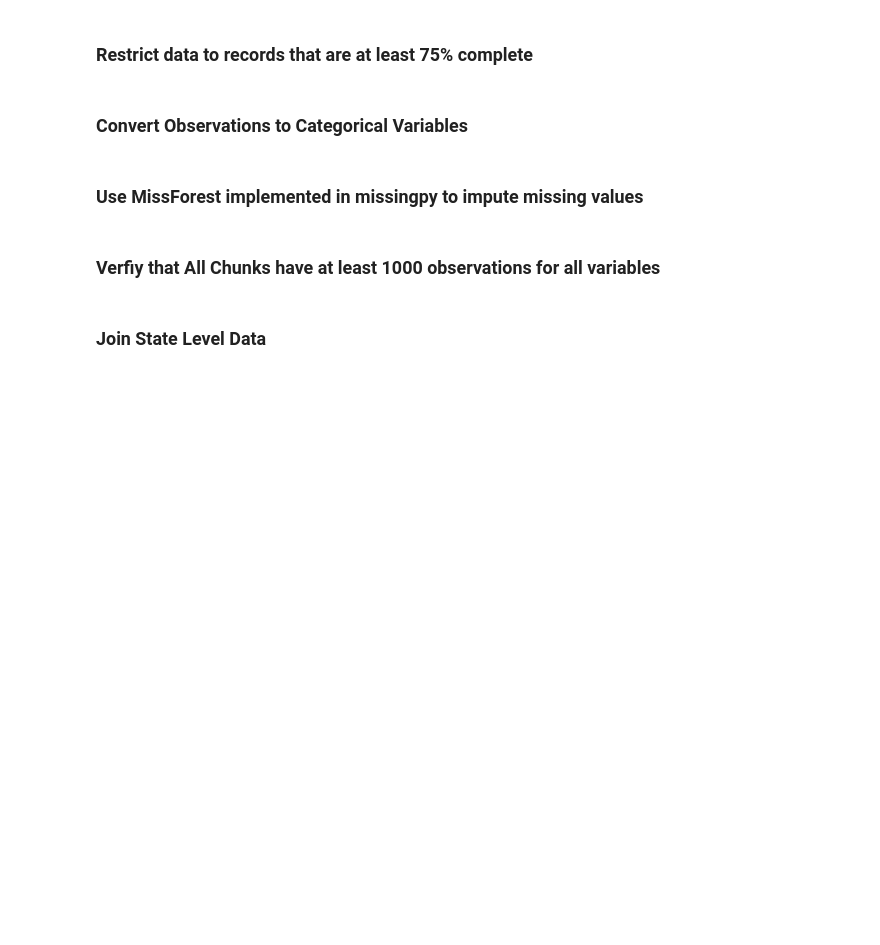
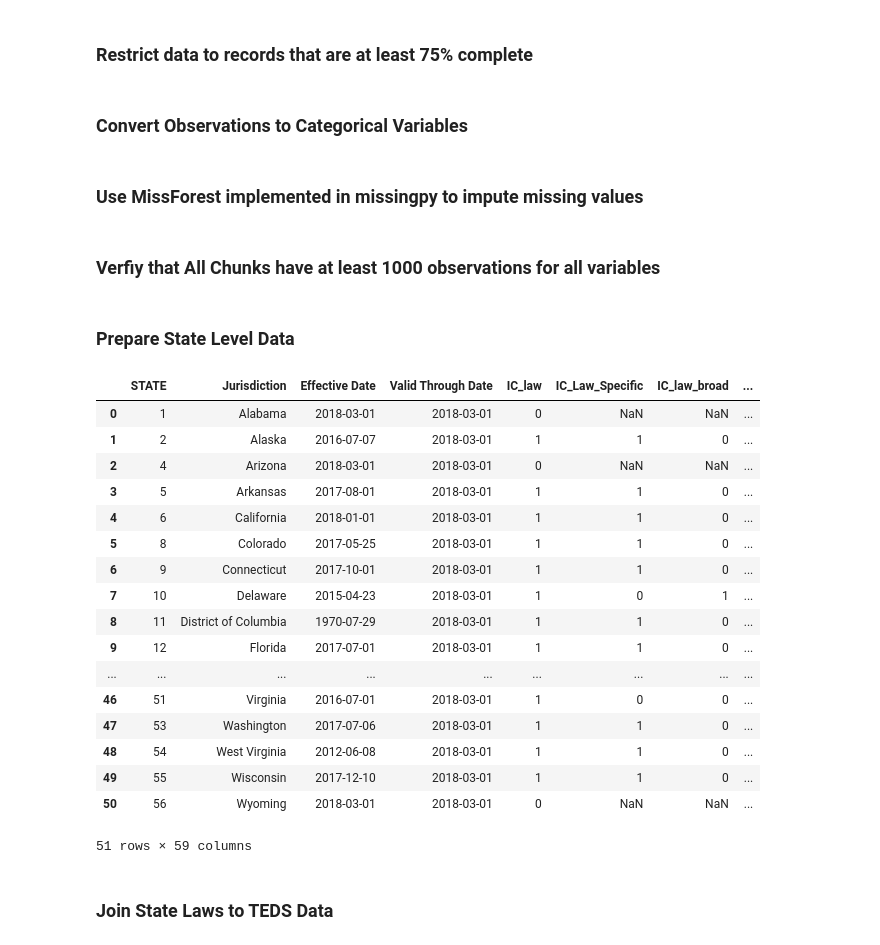
Before and after one commit to afaranda/TEDS_Housing_Employment_Study, a Jupyter notebook: notebooks/01_Explore_And_Process.ipynb, the cells around one changed output. Drawn from its saved outputs; the diff is of its cells as text; code cells hidden in the pictures; blank space fills up the shorter version.

Commit message:
Added Laws data

```diff
--- a/notebooks/01_Explore_And_Process.ipynb
+++ b/notebooks/01_Explore_And_Process.ipynb
@@ -114,4 +118,42 @@ else:
         path_or_buf="analysis_objects/teds_imputed.csv"
     )
 # %% [markdown]
-### Join State Level Data
+### Prepare State Level Data
+# %%
+## Import Involuntary Commitment Laws dataset
+ic_laws=pd.read_csv("datasets/IC_Laws.csv")
+
+## Convert "." character to NA in appropriate columns
+ic_laws=ic_laws.replace({".":np.nan})
+## Add state identifier that matches TEDS data (as join column).
+fips_table=pd.read_csv('datasets/state.txt', sep="|")
+ic_laws = pd.merge(
+    left=fips_table.loc[:,["STATE", "STATE_NAME"]],
+    right=ic_laws,
+    left_on="STATE_NAME",
+    right_on="Jurisdiction",
+    how='inner'
+).drop(columns="STATE_NAME")
+ic_laws['pre_2016'] = ic_laws['Effective Date'] < "2016-01-01"
+ic_laws
+# %% [output]
+|  | STATE | Jurisdiction | Effective Date | Valid Through Date | IC_law | IC_Law_Specific | IC_law_broad | ... |
+| 0 | 1 | Alabama | 2018-03-01 | 2018-03-01 | 0 | NaN | NaN | ... |
+| 1 | 2 | Alaska | 2016-07-07 | 2018-03-01 | 1 | 1 | 0 | ... |
+| 2 | 4 | Arizona | 2018-03-01 | 2018-03-01 | 0 | NaN | NaN | ... |
+| 3 | 5 | Arkansas | 2017-08-01 | 2018-03-01 | 1 | 1 | 0 | ... |
+| 4 | 6 | California | 2018-01-01 | 2018-03-01 | 1 | 1 | 0 | ... |
+| 5 | 8 | Colorado | 2017-05-25 | 2018-03-01 | 1 | 1 | 0 | ... |
+| 6 | 9 | Connecticut | 2017-10-01 | 2018-03-01 | 1 | 1 | 0 | ... |
+| 7 | 10 | Delaware | 2015-04-23 | 2018-03-01 | 1 | 0 | 1 | ... |
+| 8 | 11 | District of Columbia | 1970-07-29 | 2018-03-01 | 1 | 1 | 0 | ... |
+| 9 | 12 | Florida | 2017-07-01 | 2018-03-01 | 1 | 1 | 0 | ... |
+| ... | ... | ... | ... | ... | ... | ... | ... | ... |
+| 46 | 51 | Virginia | 2016-07-01 | 2018-03-01 | 1 | 0 | 0 | ... |
+| 47 | 53 | Washington | 2017-07-06 | 2018-03-01 | 1 | 1 | 0 | ... |
+| 48 | 54 | West Virginia | 2012-06-08 | 2018-03-01 | 1 | 1 | 0 | ... |
+| 49 | 55 | Wisconsin | 2017-12-10 | 2018-03-01 | 1 | 1 | 0 | ... |
+| 50 | 56 | Wyoming | 2018-03-01 | 2018-03-01 | 0 | NaN | NaN | ... |
+51 rows × 59 columns
+# %% [markdown]
+### Join State Laws to TEDS Data
```
Also changed, not shown: parts of 2 cells of this notebook, 1 other file.
